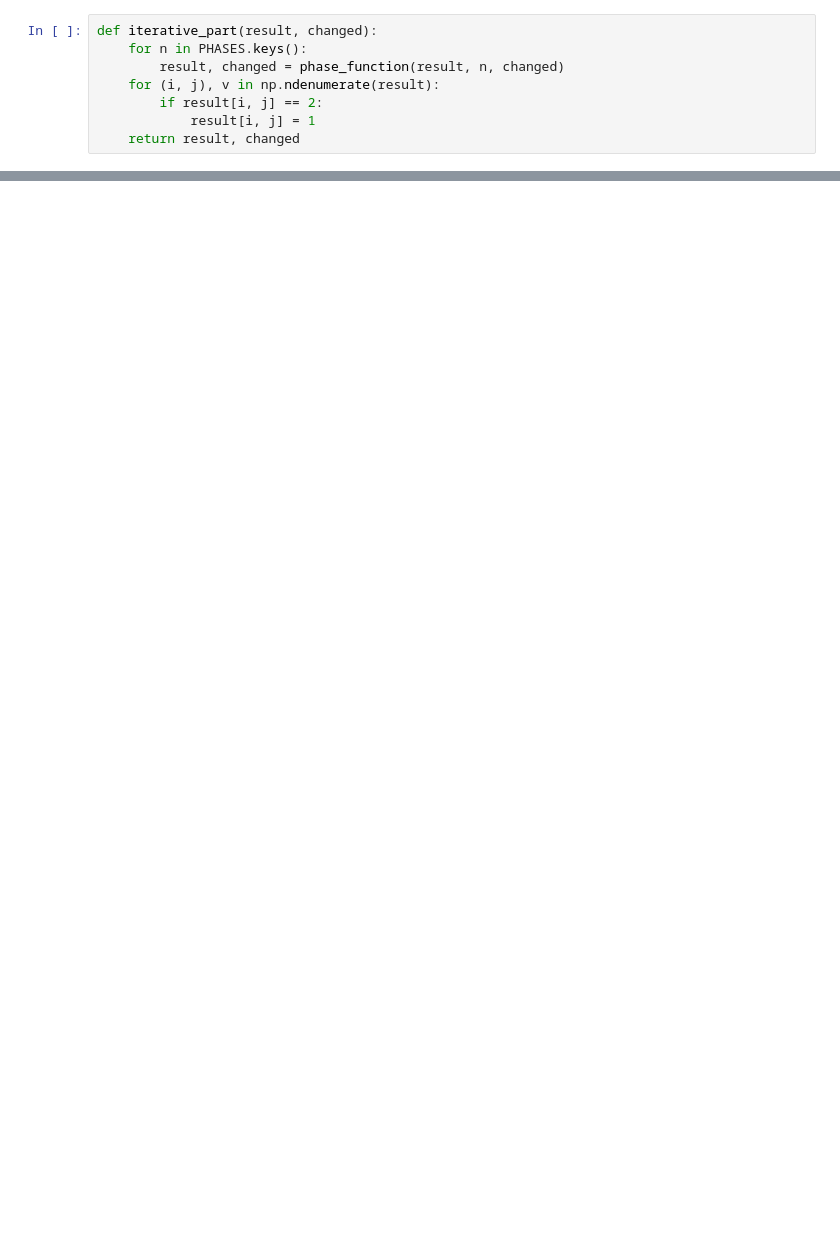
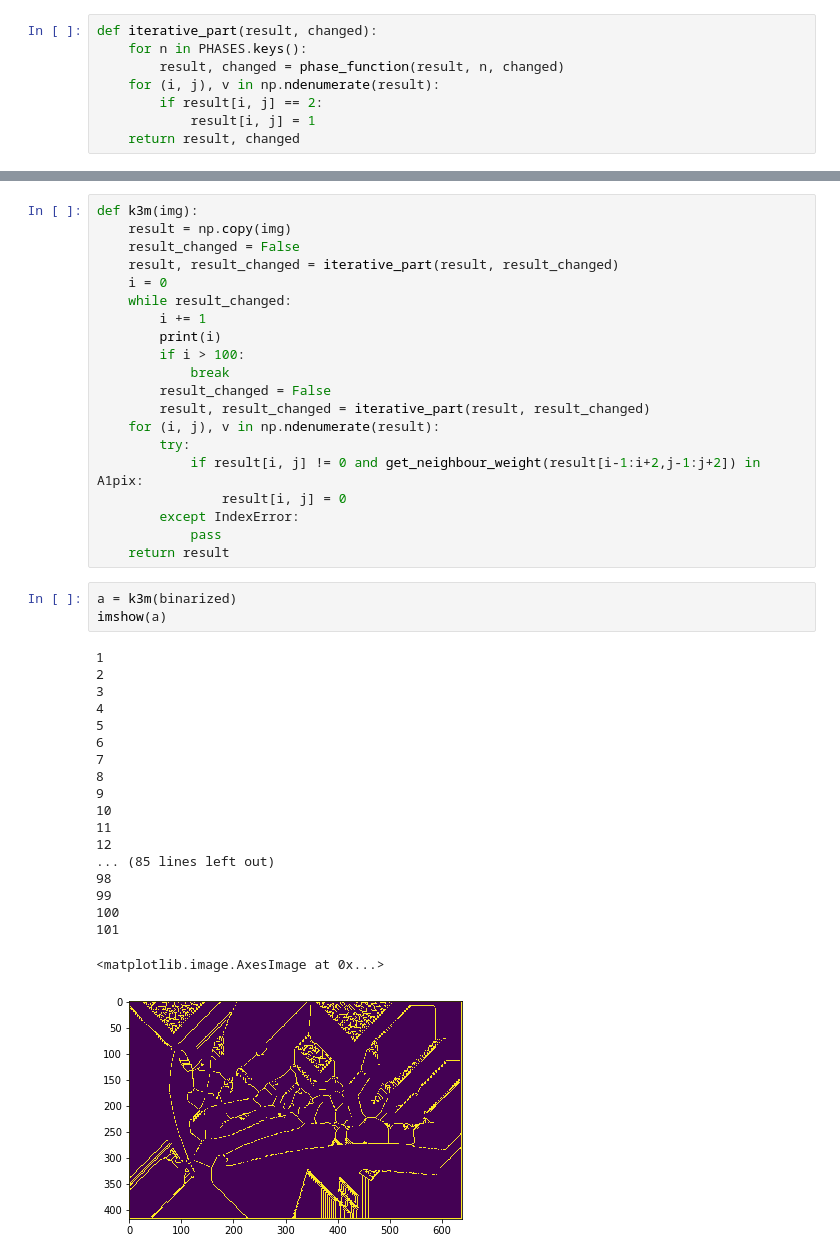
Before and after one commit to alcaster/Biometry-October, a Jupyter notebook: KMM&K3M.ipynb, the cells around one changed output, grey strips where cells are left out. Drawn from its saved outputs; the diff is of its cells as text; blank space fills up the shorter version.

```diff
--- a/KMM&K3M.ipynb
+++ b/KMM&K3M.ipynb
@@ -181,0 +211,43 @@ def iterative_part(result, changed):
+# %%
+def k3m(img):
+    result = np.copy(img)
+    result_changed = False
+    result, result_changed = iterative_part(result, result_changed)
+    i = 0
+    while result_changed:
+        i += 1
+        print(i)
+        if i > 100:
+            break
+        result_changed = False
+        result, result_changed = iterative_part(result, result_changed)
+    for (i, j), v in np.ndenumerate(result):
+        try:
+            if result[i, j] != 0 and get_neighbour_weight(result[i-1:i+2,j-1:j+2]) in A1pix:
+                result[i, j] = 0
+        except IndexError:
+            pass
+    return result
+# %%
+a = k3m(binarized)
+imshow(a)
+# %% [output]
+1
+2
+3
+4
+5
+6
+7
+8
+9
+10
+11
+12
+... (85 lines left out)
+98
+99
+100
+101
+<matplotlib.image.AxesImage at 0x...>
+[figure, added]
```
Also changed, not shown: parts of 13 cells of this notebook.
